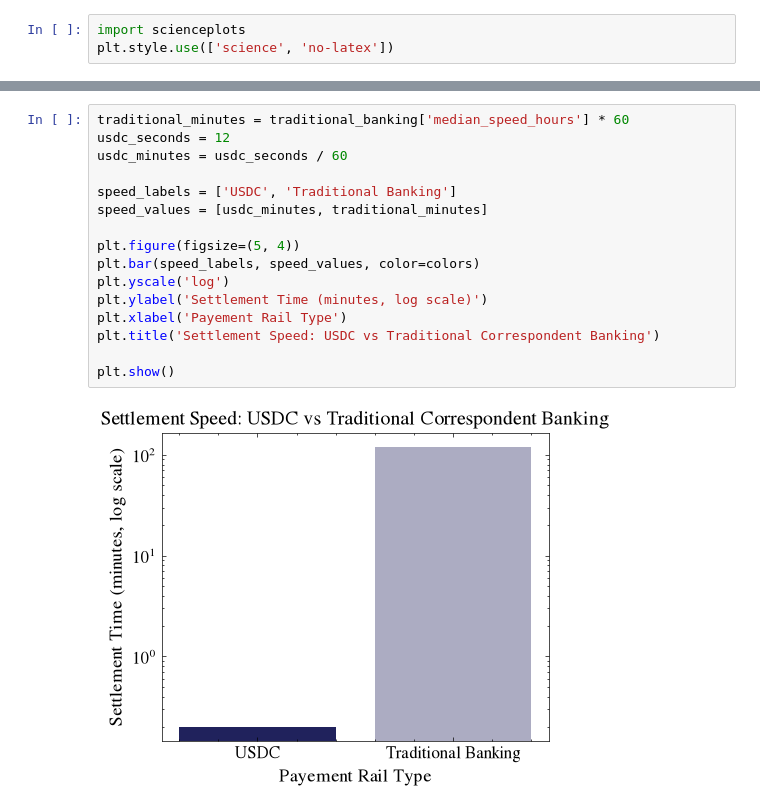
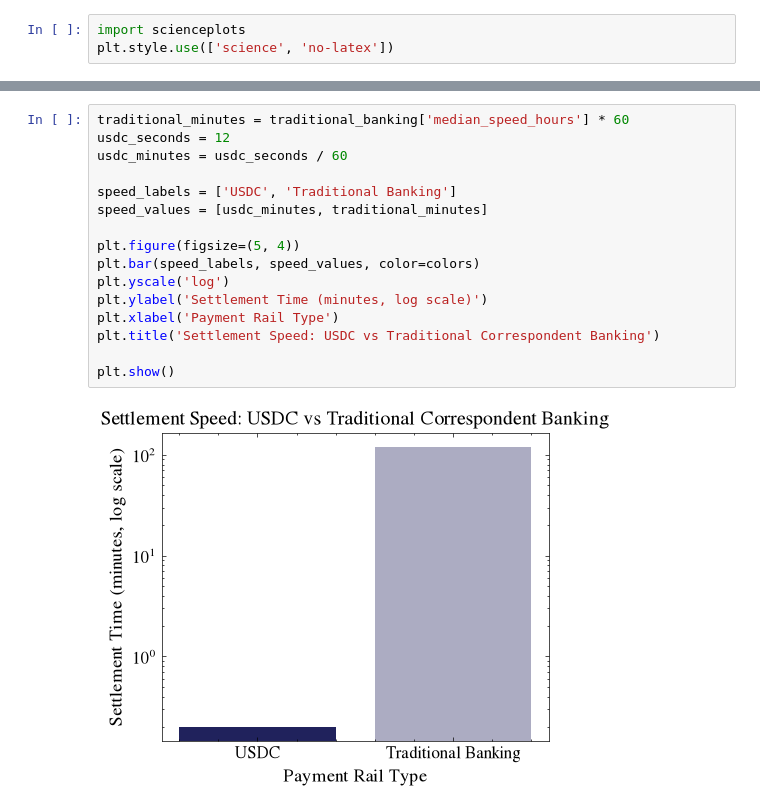
Before and after one commit to alexander-jhughes/dollar-tokenisation-analysis, a Jupyter notebook: transaction_costs.ipynb, the cells around one changed output, grey strips where cells are left out. Drawn from its saved outputs; the diff is of its cells as text.

```diff
--- a/transaction_costs.ipynb
+++ b/transaction_costs.ipynb
@@ -221,18 +223,18 @@ plt.show()
 # %%
 traditional_minutes = traditional_banking['median_speed_hours'] * 60
 usdc_seconds = 12
 usdc_minutes = usdc_seconds / 60
 
 speed_labels = ['USDC', 'Traditional Banking']
 speed_values = [usdc_minutes, traditional_minutes]
 
 plt.figure(figsize=(5, 4))
 plt.bar(speed_labels, speed_values, color=colors)
 plt.yscale('log')
 plt.ylabel('Settlement Time (minutes, log scale)')
-plt.xlabel('Payement Rail Type')
+plt.xlabel('Payment Rail Type')
 plt.title('Settlement Speed: USDC vs Traditional Correspondent Banking')
 
 plt.show()
 # %% [output]
-[figure, old version]
+[figure, new version]
```
Also changed, not shown: parts of 17 cells of this notebook, 24 other files.
